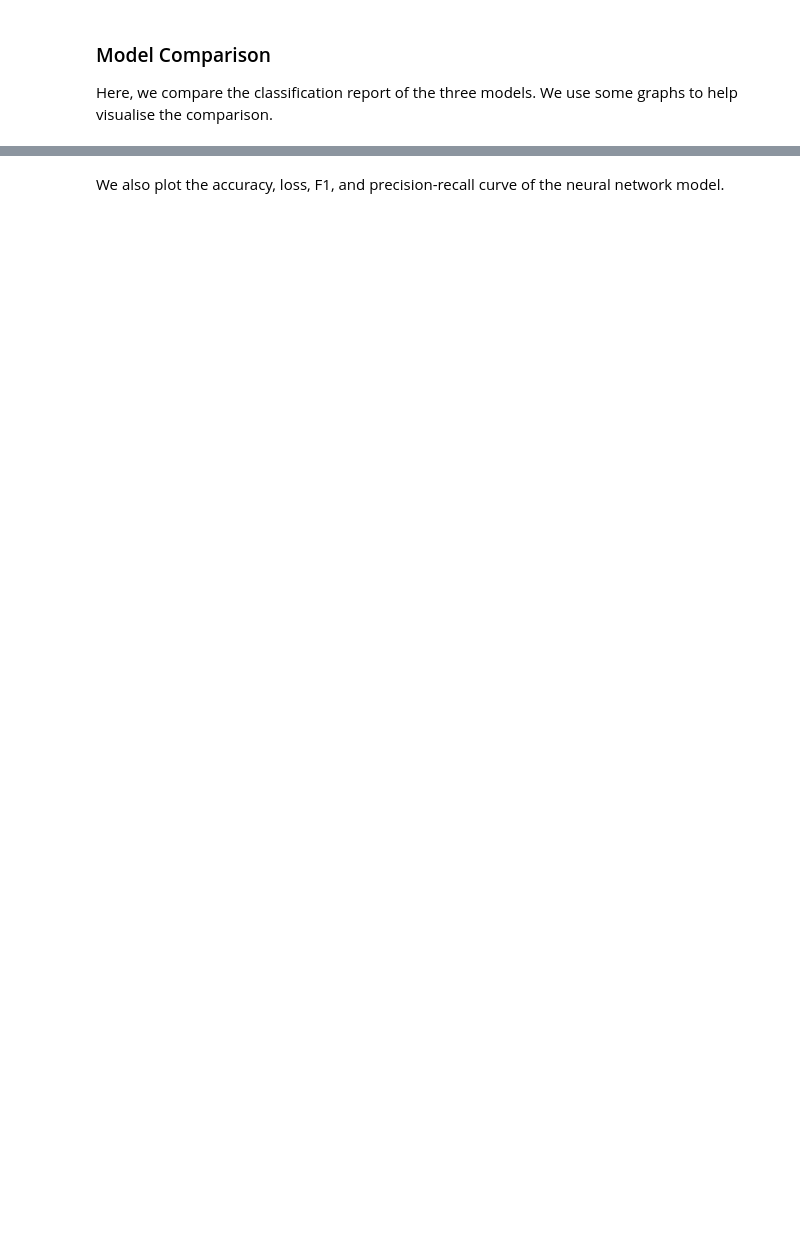
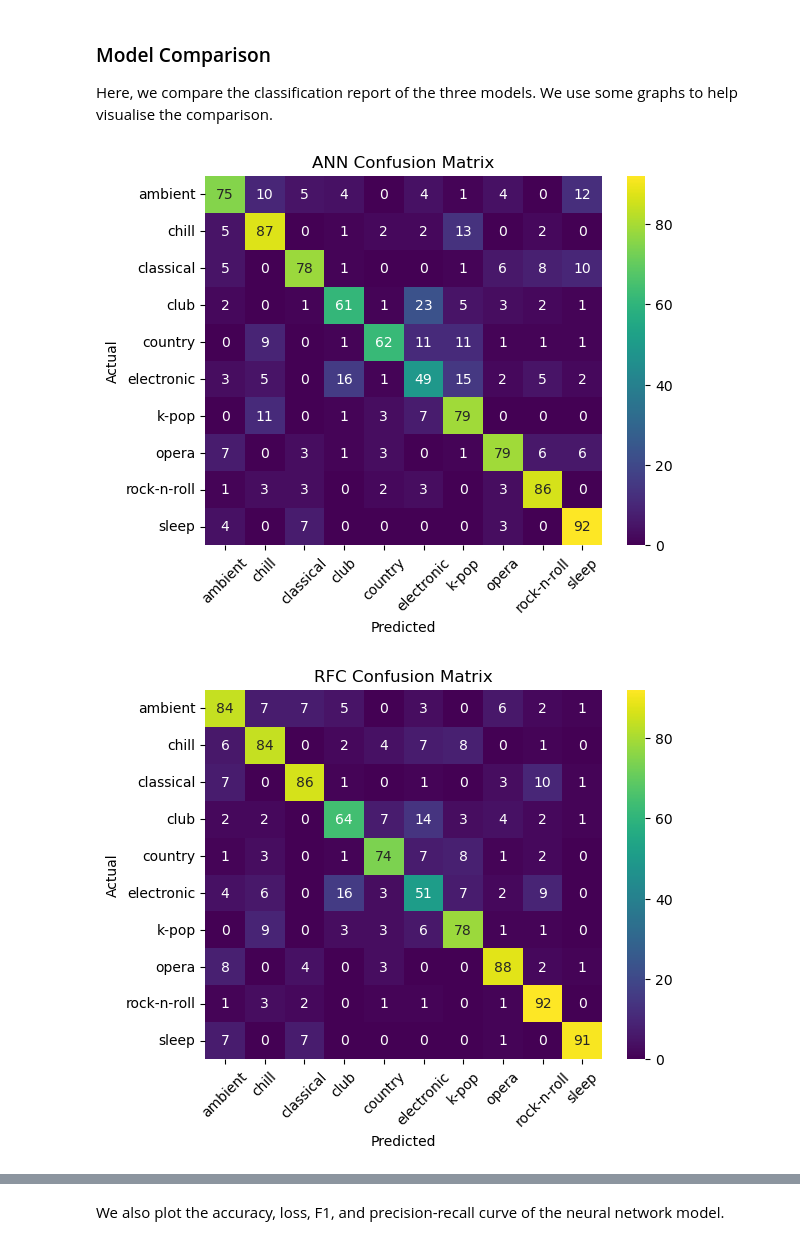
Before and after one commit to KohGeek/SpotifyDataAnalysis, a Jupyter notebook: newSpotifyDataAnalysis.ipynb, the cells around one changed output, grey strips where cells are left out. Cells and saved outputs as stored; diff of their text form; code cells hidden in the pictures; blank space fills up the shorter version.

Commit message:
Fix some issues - ANN could not show stats, now it will - Fix confusion matrix plotting issue

```diff
--- a/newSpotifyDataAnalysis.ipynb
+++ b/newSpotifyDataAnalysis.ipynb
@@ -320,10 +441,16 @@ ann_model = build_model(best_hps[0])
 
 plot_model(ann_model, show_shapes=True, show_layer_names=True, to_file='model.png')
 
-ann_history = ann_model.fit(X_train, ann_y_train, epochs=120, batch_size=16, validation_split=0.1)
+earlystop_callback = tf.keras.callbacks.EarlyStopping(monitor='val_loss', patience=30, restore_best_weights=True, mode='min')
+
+ann_history = ann_model.fit(X_train, ann_y_train, epochs=500, batch_size=32, validation_split=0.2, callbacks=[earlystop_callback])
+
+ann_pred = ann_model.predict(X_test)
+ann_pred = np.argmax(ann_pred, axis=1)
+
 ann_score = ann_model.evaluate(X_test, ann_y_test)
-ann_cm = confusion_matrix(y_test, lbl.inverse_transform(ann_model.predict(X_test)))
-ann_cr = classification_report(y_test, lbl.inverse_transform(ann_model.predict(X_test)))
+ann_cm = confusion_matrix(y_test, lbl.inverse_transform(ann_pred))
+ann_cr = classification_report(y_test, lbl.inverse_transform(ann_pred))
 
 print('Accuracy: {}'.format(ann_score[1]))
 print('Confusion Matrix: \n{}'.format(ann_cm))
@@ -397,9 +578,3 @@ print('RFC Classification Report: \n{}'.format(rfc_cr))
 ### Model Comparison <a class="anchor" id="model-comparison"></a>
 
 Here, we compare the classification report of the three models. We use some graphs to help visualise the comparison.
-# %%
-def plot_cm(model, X_test, y_test):
-    cm = ConfusionMatrixDisplay.from_estimator(
-        model, X_test, y_test, xticks_rotation=45
-    )
-    cm.plot()
@@ -409,0 +581,13 @@ plot_cm(knn_grid, X_test, y_test)
+# %%
+def plot_cm(cm, lbl, title):
+    g = sns.heatmap(cm, annot=True, fmt='d', cmap='viridis', xticklabels=lbl.classes_, yticklabels=lbl.classes_)
+    g.set_xticklabels(g.get_xticklabels(), rotation=45)
+    g.set(title=title, xlabel='Predicted', ylabel='Actual')
+    plt.show()
+# %%
+plot_cm(ann_cm, lbl, 'ANN Confusion Matrix')
+plot_cm(rfc_cm, lbl, 'RFC Confusion Matrix')
+plot_cm(knn_cm, lbl, 'KNN Confusion Matrix')
+# %% [output]
+[figure, added]
+[figure, added]
```
Also changed, not shown: parts of 19 cells of this notebook.
